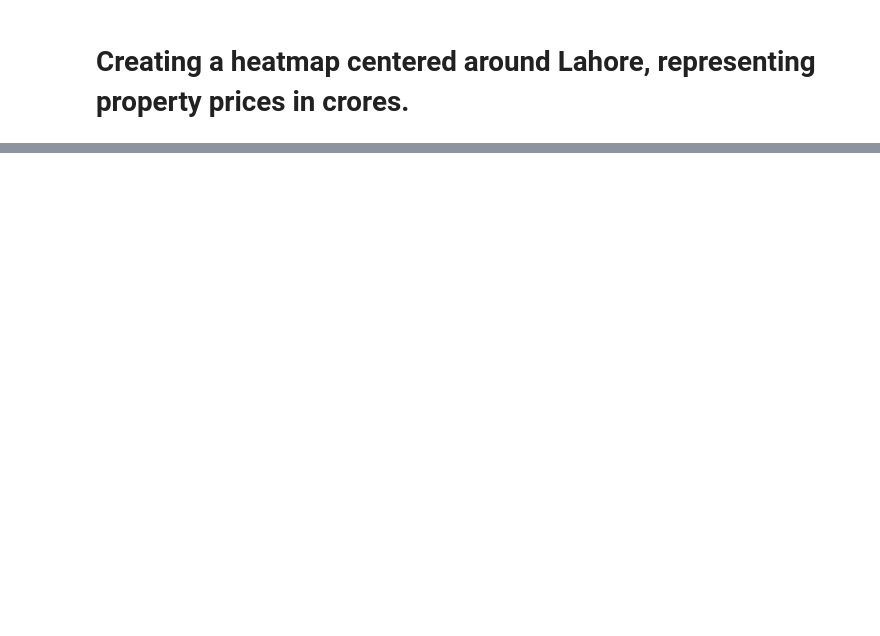
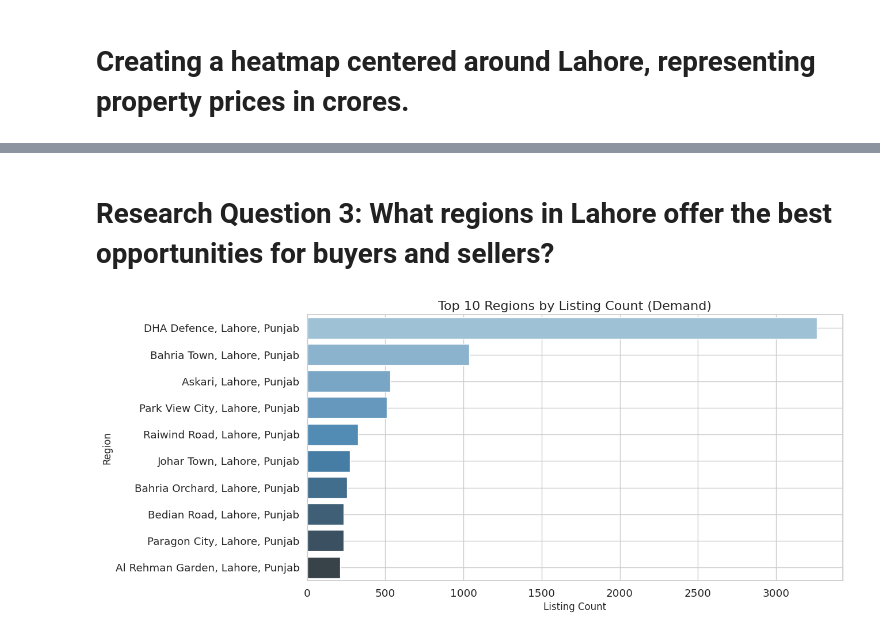
Before and after one commit to potatobox1/Data_Science_Project, a Jupyter notebook: analysis.ipynb, the cells around one changed output, grey strips where cells are left out. Cells and saved outputs as stored; diff of their text form; code cells hidden in the pictures; blank space fills up the shorter version.

```diff
--- a/analysis.ipynb
+++ b/analysis.ipynb
@@ -435,0 +582,14 @@ display(m)
+# %% [markdown]
+# Research Question 3: What regions in Lahore offer the best opportunities for buyers and sellers?
+# %%
+# 1. Top 10 Regions by Listing Count (High Demand)
+top_regions_by_demand = location_summary.sort_values(by='listing_count', ascending=False).head(10)
+plt.figure(figsize=(12, 6))
+sns.barplot(x='listing_count', y='location', data=top_regions_by_demand, palette='Blues_d')
+plt.title('Top 10 Regions by Listing Count (Demand)', fontsize=16)
+plt.xlabel('Listing Count', fontsize=12)
+plt.ylabel('Region', fontsize=12)
+plt.grid(True)
+plt.show()
+# %% [output]
+[figure, added]
```
Also changed, not shown: parts of 23 cells of this notebook.
